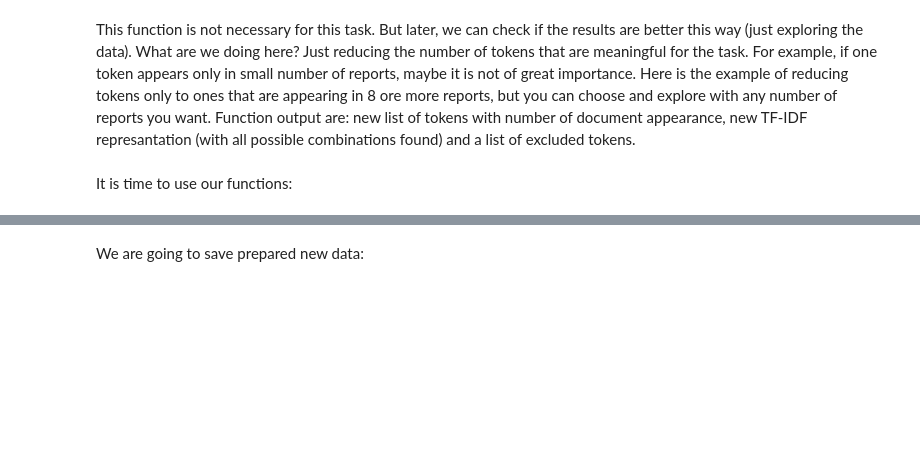
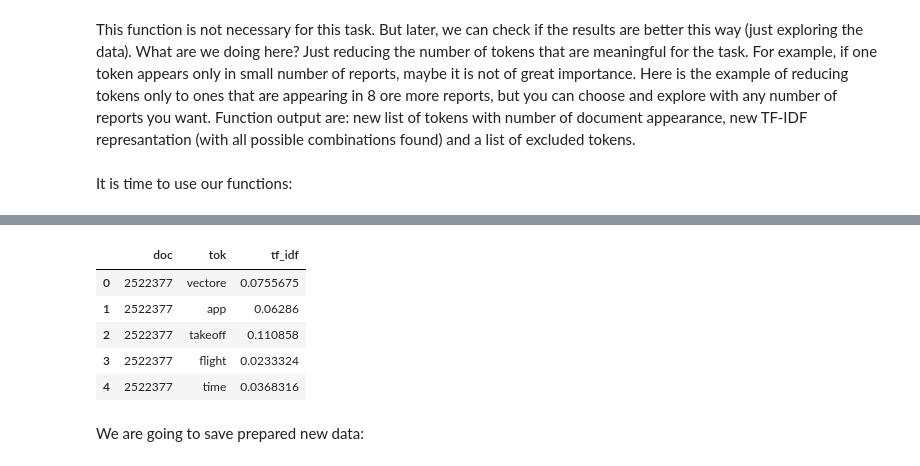
Before and after one commit to LukrecijaTudor/Aviation-Reports-Classification, a Jupyter notebook: PreparingTheData.ipynb, the cells around one changed output, grey strips where cells are left out. Cells and saved outputs as stored; diff of their text form; code cells hidden in the pictures; blank space fills up the shorter version.

```diff
--- a/PreparingTheData.ipynb
+++ b/PreparingTheData.ipynb
@@ -244,2 +259,11 @@ sparse_no_risk=pdoc2sparsedf(pdoc_no_risk)
+# %%
+pdoc_risk.head()
+# %% [output]
+|  | doc | tok | tf_idf |
+| 0 | 2522377 | vectore | 0.0755675 |
+| 1 | 2522377 | app | 0.06286 |
+| 2 | 2522377 | takeoff | 0.110858 |
+| 3 | 2522377 | flight | 0.0233324 |
+| 4 | 2522377 | time | 0.0368316 |
 # %% [markdown]
 We are going to save prepared new data:
```
Also changed, not shown: parts of 7 cells of this notebook.
